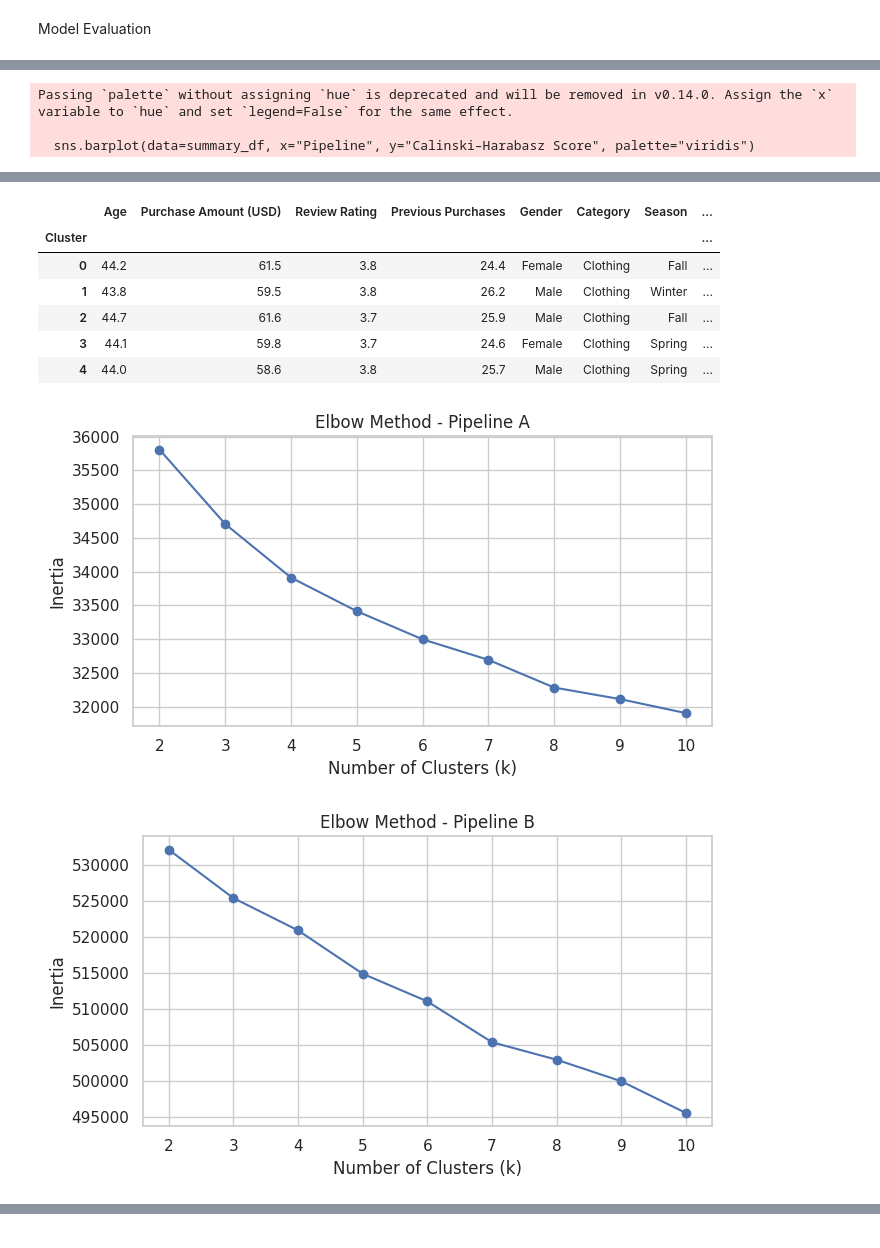
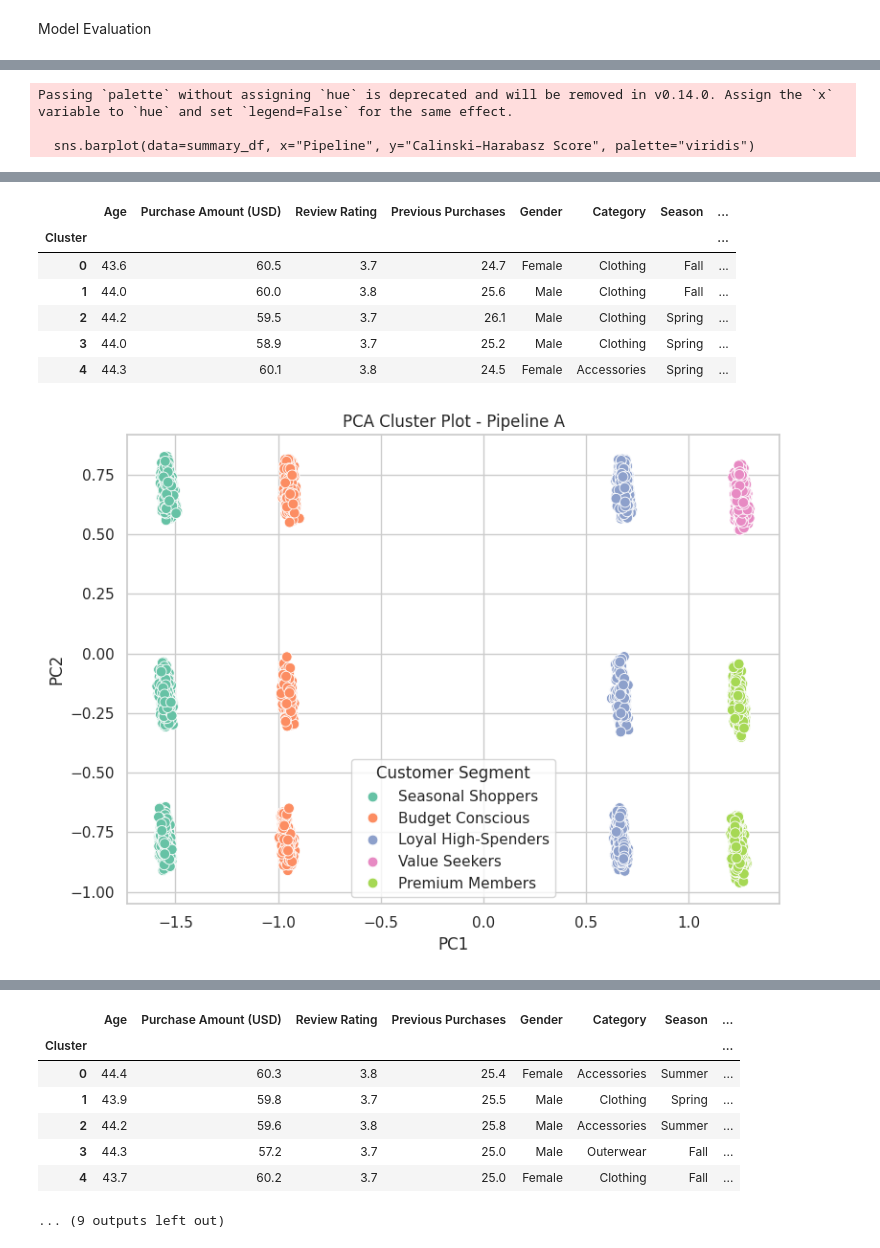
Before and after one commit to BasselKhalid/Thesis, a Jupyter notebook: Thesis.ipynb, the cells around one changed output, grey strips where cells are left out. Saved outputs shown, nothing was run; the diff lists cells and outputs as text; code cells hidden in the pictures.

```diff
--- a/Thesis.ipynb
+++ b/Thesis.ipynb
@@ -430,20 +430,51 @@ plt.title("Calinski–Harabasz Score (Higher is Better)")
 plt.tight_layout()
 plt.show()
 
-# --- Step 3: Cluster Profiling (Pipeline D as example) ---
-df_clusters = df.copy()
-df_clusters["Cluster"] = labels_d
+# --- Step 3: Cluster Profiling + PCA Visualization ---
 
-num_profile = df_clusters.groupby("Cluster")[
-    ["Age", "Purchase Amount (USD)", "Review Rating", "Previous Purchases"]
-].mean().round(1)
+from sklearn.decomposition import PCA
 
-cat_profile = df_clusters.groupby("Cluster")[
-    ["Gender", "Category", "Season", "Subscription Status", "Shipping Type"]
-].agg(lambda x: x.value_counts().index[0])
+def describe_and_visualize_clusters(df_original, cluster_labels, data_for_pca, pipeline_name):
+    df_copy = df_original.copy()
+    df_copy["Cluster"] = cluster_labels
 
-cluster_profile = pd.concat([num_profile, cat_profile], axis=1)
-display(cluster_profile)
+    num_profile = df_copy.groupby("Cluster")[
+        ["Age", "Purchase Amount (USD)", "Review Rating", "Previous Purchases"]
+    ].mean().round(1)
+
+    cat_profile = df_copy.groupby("Cluster")[
+        ["Gender", "Category", "Season", "Subscription Status", "Shipping Type"]
+    ].agg(lambda x: x.value_counts().index[0])
+
+    profile = pd.concat([num_profile, cat_profile], axis=1)
+    display(profile)
+
+    segment_names = {
+        0: "Value Seekers",
+        1: "Loyal High-Spenders",
+        2: "Seasonal Shoppers",
+        3: "Budget Conscious",
+        4: "Premium Members"
+    }
+    df_copy["Segment"] = df_copy["Cluster"].map(segment_names)
+
+    pca = PCA(n_components=2)
+    reduced_data = pca.fit_transform(data_for_pca)
+
+    plt.figure(figsize=(8, 6))
+    sns.scatterplot(x=reduced_data[:, 0], y=reduced_data[:, 1], hue=df_copy["Segment"], palette="Set2", s=60)
+    plt.title(f"PCA Cluster Plot - {pipeline_name}")
+    plt.xlabel("PC1")
+    plt.ylabel("PC2")
+    plt.legend(title="Customer Segment")
+    plt.tight_layout()
+    plt.show()
+
+describe_and_visualize_clusters(df, labels_a, data_a, "Pipeline A")
+describe_and_visualize_clusters(df, labels_b, data_b, "Pipeline B")
+describe_and_visualize_clusters(df, labels_c, data_c, "Pipeline C")
+describe_and_visualize_clusters(df, labels_d, data_d, "Pipeline D")
+
 
 # --- Step 4: Elbow Method ---
 def plot_elbow(data, title):
@@ -464,37 +495,36 @@ def plot_elbow(data, title):
     plt.show()
 
 plot_elbow(data_a, "Pipeline A")
 plot_elbow(data_b, "Pipeline B")
 plot_elbow(data_c, "Pipeline C")
 plot_elbow(data_d, "Pipeline D")
 # %% [output]
 |  | Pipeline | Silhouette Score | Inertia | Davies–Bouldin Index | Calinski–Harabasz Score |
 | 0 | Pipeline A | 0.0451 | 33415.7410 | 4.2343 | 220.8482 |
 | 1 | Pipeline B | 0.0242 | 514844.5382 | 6.1261 | 74.5932 |
 | 2 | Pipeline C | 0.0279 | 540486.6161 | 5.0996 | 73.1698 |
 | 3 | Pipeline D | 0.0869 | 34972.4106 | 3.2221 | 500.3585 |
 Passing `palette` without assigning `hue` is deprecated and will be removed in v0.14.0. Assign the `x` variable to `hue` and set `legend=False` for the same effect.
 
   sns.barplot(data=summary_df, x="Pipeline", y="Silhouette Score", palette="crest")
 [figure]
 Passing `palette` without assigning `hue` is deprecated and will be removed in v0.14.0. Assign the `x` variable to `hue` and set `legend=False` for the same effect.
 
   sns.barplot(data=summary_df, x="Pipeline", y="Inertia", palette="flare")
 [figure]
 Passing `palette` without assigning `hue` is deprecated and will be removed in v0.14.0. Assign the `x` variable to `hue` and set `legend=False` for the same effect.
 
   sns.barplot(data=summary_df, x="Pipeline", y="Davies–Bouldin Index", palette="mako")
 [figure]
 Passing `palette` without assigning `hue` is deprecated and will be removed in v0.14.0. Assign the `x` variable to `hue` and set `legend=False` for the same effect.
 
   sns.barplot(data=summary_df, x="Pipeline", y="Calinski–Harabasz Score", palette="viridis")
 [figure]
 |  | Age | Purchase Amount (USD) | Review Rating | Previous Purchases | Gender | Category | Season | ... |
 | Cluster |  |  |  |  |  |  |  | ... |
-| 0 | 44.2 | 61.5 | 3.8 | 24.4 | Female | Clothing | Fall | ... |
-| 1 | 43.8 | 59.5 | 3.8 | 26.2 | Male | Clothing | Winter | ... |
-| 2 | 44.7 | 61.6 | 3.7 | 25.9 | Male | Clothing | Fall | ... |
-| 3 | 44.1 | 59.8 | 3.7 | 24.6 | Female | Clothing | Spring | ... |
-| 4 | 44.0 | 58.6 | 3.8 | 25.7 | Male | Clothing | Spring | ... |
+| 0 | 43.6 | 60.5 | 3.7 | 24.7 | Female | Clothing | Fall | ... |
+| 1 | 44.0 | 60.0 | 3.8 | 25.6 | Male | Clothing | Fall | ... |
+| 2 | 44.2 | 59.5 | 3.7 | 26.1 | Male | Clothing | Spring | ... |
+| 3 | 44.0 | 58.9 | 3.7 | 25.2 | Male | Clothing | Spring | ... |
+| 4 | 44.3 | 60.1 | 3.8 | 24.5 | Female | Accessories | Spring | ... |
-[figure, old version]
+[figure, new version]
-[figure, removed]
@@ -502,0 +531,8 @@ Passing `palette` without assigning `hue` is deprecated and will be removed in v
+|  | Age | Purchase Amount (USD) | Review Rating | Previous Purchases | Gender | Category | Season | ... |
+| Cluster |  |  |  |  |  |  |  | ... |
+| 0 | 44.4 | 60.3 | 3.8 | 25.4 | Female | Accessories | Summer | ... |
+| 1 | 43.9 | 59.8 | 3.7 | 25.5 | Male | Clothing | Spring | ... |
+| 2 | 44.2 | 59.6 | 3.8 | 25.8 | Male | Accessories | Summer | ... |
+| 3 | 44.3 | 57.2 | 3.7 | 25.0 | Male | Outerwear | Fall | ... |
+| 4 | 43.7 | 60.2 | 3.7 | 25.0 | Female | Clothing | Fall | ... |
+... (9 outputs left out)
```
Also changed, not shown: parts of 2 cells of this notebook.
